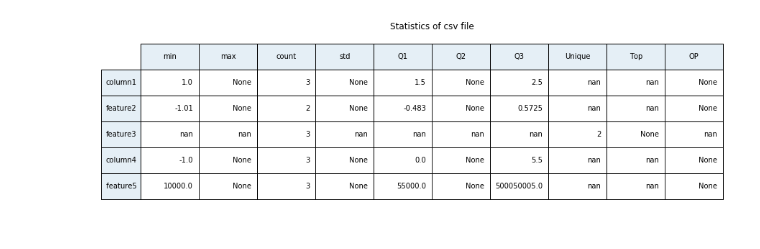
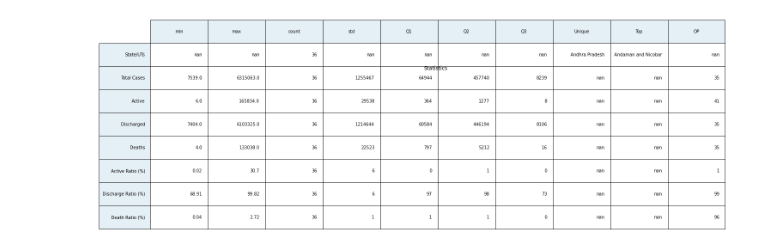
Before and after one commit to yugant10-commits/LF-Project02, a Jupyter notebook: csv_project.ipynb, the cells around one changed output. Saved outputs shown, nothing was run; the diff lists cells and outputs as text; code cells hidden in the pictures.

```diff
--- a/csv_project.ipynb
+++ b/csv_project.ipynb
@@ -30,34 +31,3 @@ def csv_reader(filename,sep=','):
 # Returns data matrix
 def get_data_matrix():
     return column_matrix
-# %%
-# All statistics functions
-def get_min(col):
-    return np.min(col)
-
-def get_max(col):
-    pass
-
-def get_count(col):
-    return col.size
-
-def get_std(col):
-    pass
-
-def get_Q1(col):
-    return round(np.quantile(col, 0.25),3)
-
-def get_Q2(col):
-    pass
-
-def get_Q3(col):
-    return round(np.quantile(col, 0.75),4)
-
-def get_unique(col):
-    return np.unique(col).size
-
-def get_top(col):
-    pass
-
-def outlier_percent(col):
-    pass
@@ -180,7 +207,7 @@ def plot_stats(stats):
         data.append(row)
 
 #     print("data:",data)
-    title_text = 'Statistics of csv file'
+    title_text = 'Statistics'
 
     # Get some lists of color specs for row and column headers
     rcolors = plt.cm.BuPu(np.full(len(feature_names), 0.1))
@@ -201,7 +228,7 @@ def plot_stats(stats):
                           loc='center')
     # Scaling is the only influence we have over top and bottom cell padding.
     # Make the rows taller (i.e., make cell y scale larger).
-    the_table.scale(2, 2.5)
+    the_table.scale(4, 4.5)
     # Hide axes
     ax = plt.gca()
     ax.get_xaxis().set_visible(False)
@@ -212,21 +239,21 @@ def plot_stats(stats):
     plt.suptitle(title_text)
 # %%
 if __name__ == "__main__":
-    file = csv_reader('data.csv')
+    file = csv_reader('Latest_Covid_India.csv')
     # Get column names
     column_names = file[0,:]
     # Caculate length of columns
     num_of_columns = len(column_names)
     # Initialize column data types to zero
     column_dtype = np.zeros(num_of_columns)
     # Get data except column names
     column_matrix = file[1:,:]
 
     # Calculate data types for each columns
     calculate_dtype()
     # Return high level stats of each columns
     stats = get_statistics()
 #     print("stats:",stats)
     plot_stats(stats)
 # %% [output]
-[figure, old version]
+[figure, new version]
```
Also changed, not shown: parts of 2 cells of this notebook.
